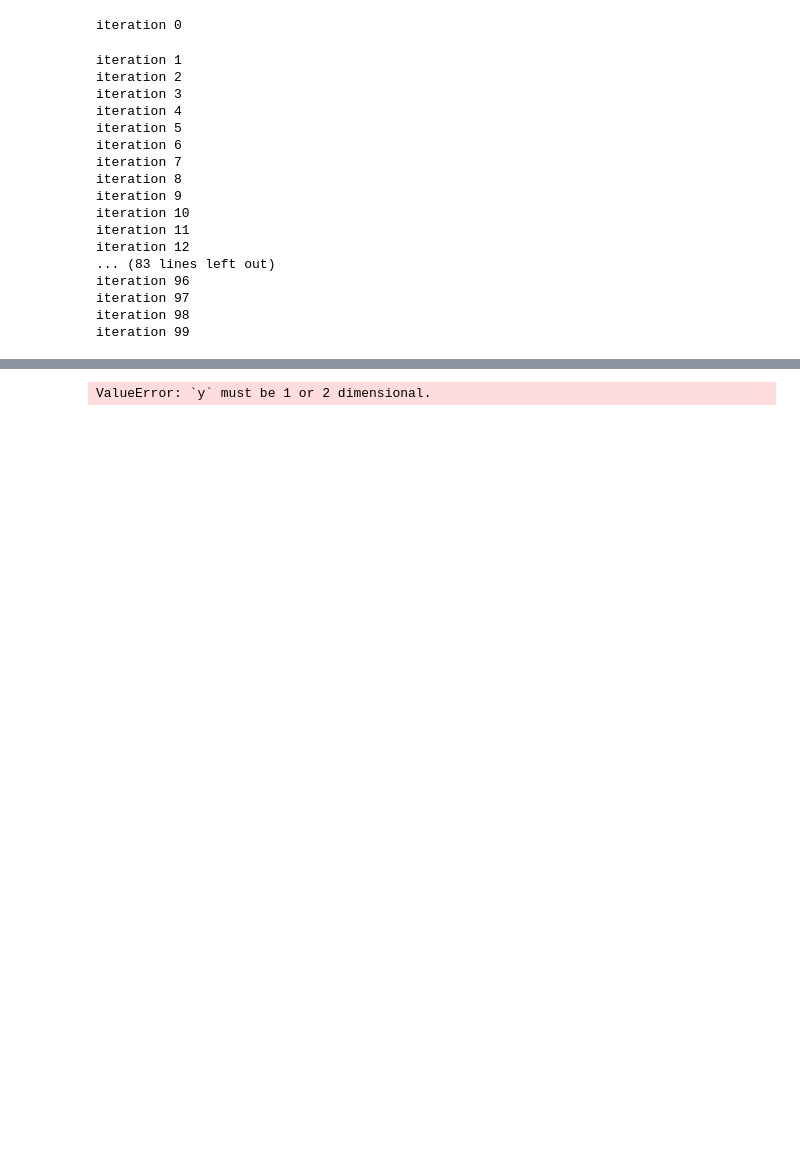
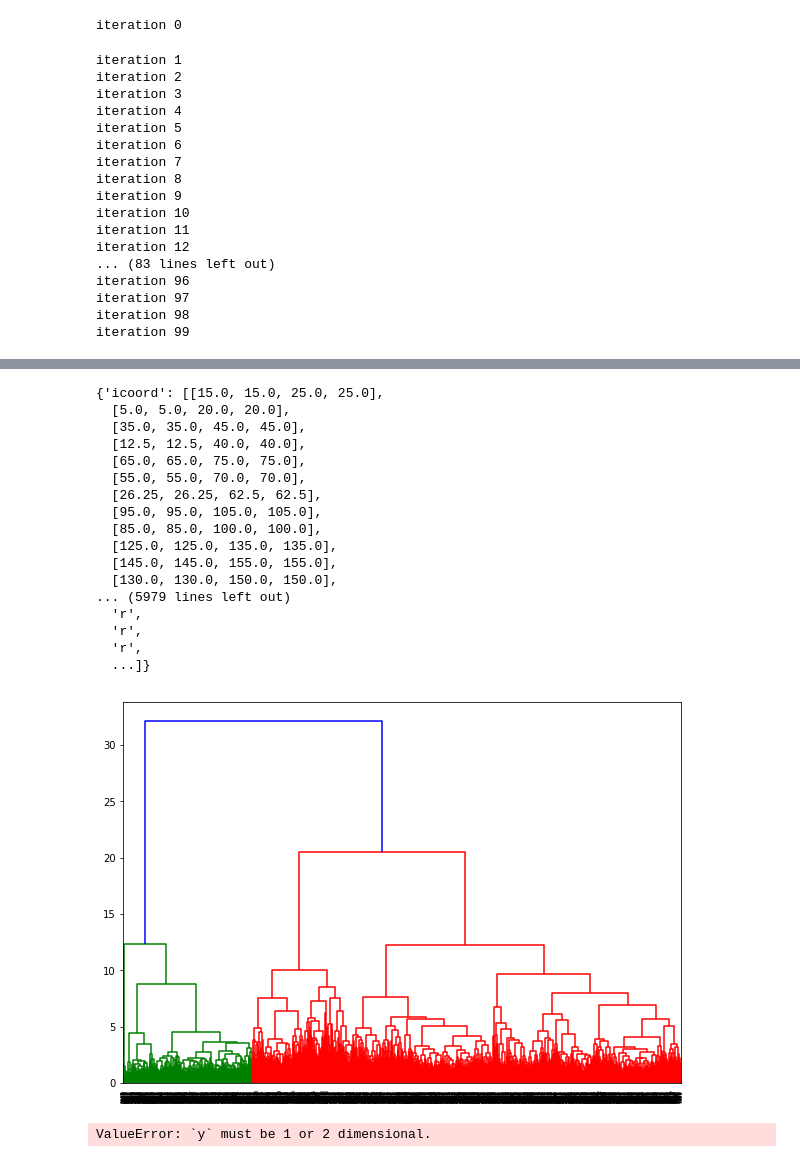
Before and after one commit to epicalyx/Brain_Wave-Solution, a Jupyter notebook: code/brainwave2.ipynb, the cells around one changed output, grey strips where cells are left out. Cells and saved outputs as stored; diff of their text form; code cells hidden in the pictures; blank space fills up the shorter version.

```diff
--- a/code/brainwave2.ipynb
+++ b/code/brainwave2.ipynb
@@ -265,0 +227,55 @@ array([[[ 2,  3, 33,  3],
+# %%
+count=-1
+for i in news:
+    count+=1
+    words=preprocess(i)
+    test_data = word_tokenize(words.lower())
+    v1 = model1.infer_vector(test_data)
+    news_vec[count]=v1
+# %%
+count=-1
+for i in headline:
+    count+=1
+    words=preprocess(i)
+    test_data = word_tokenize(words.lower())
+    v1 = model1.infer_vector(test_data)
+    head_vec[count]=v1
+# %%
+X1=pd.DataFrame(news_vec)
+X2=pd.DataFrame(head_vec)
+# %%
+X =pd.concat([X1, X2], axis=1,ignore_index=True)
+# %%
+
+from scipy.cluster.hierarchy import dendrogram, linkage
+from matplotlib import pyplot as plt
+
+linked = linkage(X, 'ward')
+
+labelList = range(1, 3001)
+
+plt.figure(figsize=(10, 7))
+dendrogram(linked,
+            orientation='top',
+            labels=labelList,
+            distance_sort='descending',
+            show_leaf_counts=True)
+# %% [output]
+{'icoord': [[15.0, 15.0, 25.0, 25.0],
+  [5.0, 5.0, 20.0, 20.0],
+  [35.0, 35.0, 45.0, 45.0],
+  [12.5, 12.5, 40.0, 40.0],
+  [65.0, 65.0, 75.0, 75.0],
+  [55.0, 55.0, 70.0, 70.0],
+  [26.25, 26.25, 62.5, 62.5],
+  [95.0, 95.0, 105.0, 105.0],
+  [85.0, 85.0, 100.0, 100.0],
+  [125.0, 125.0, 135.0, 135.0],
+  [145.0, 145.0, 155.0, 155.0],
+  [130.0, 130.0, 150.0, 150.0],
+... (5979 lines left out)
+  'r',
+  'r',
+  'r',
+  ...]}
+[figure, added]
```
Also changed, not shown: parts of 16 cells of this notebook.
